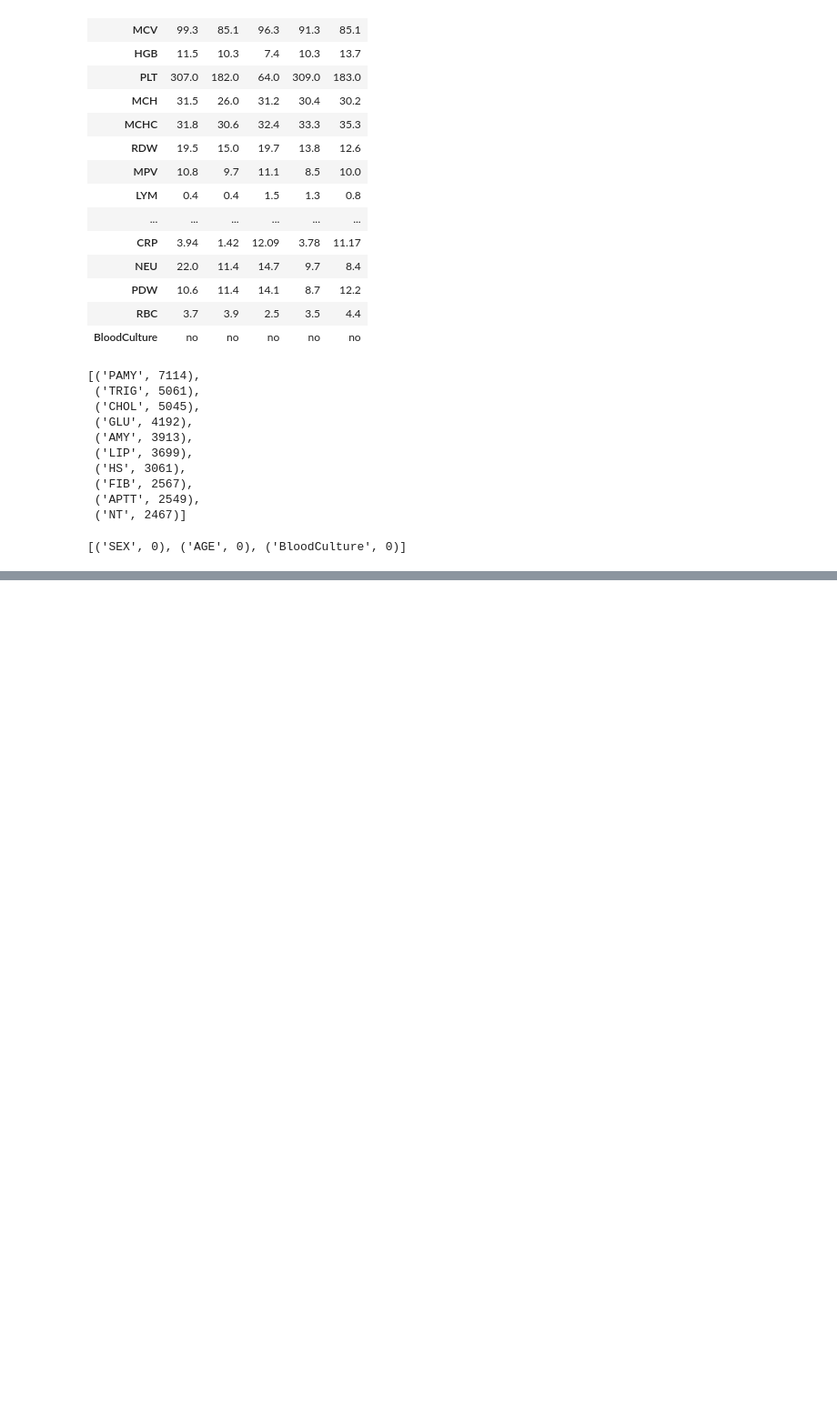
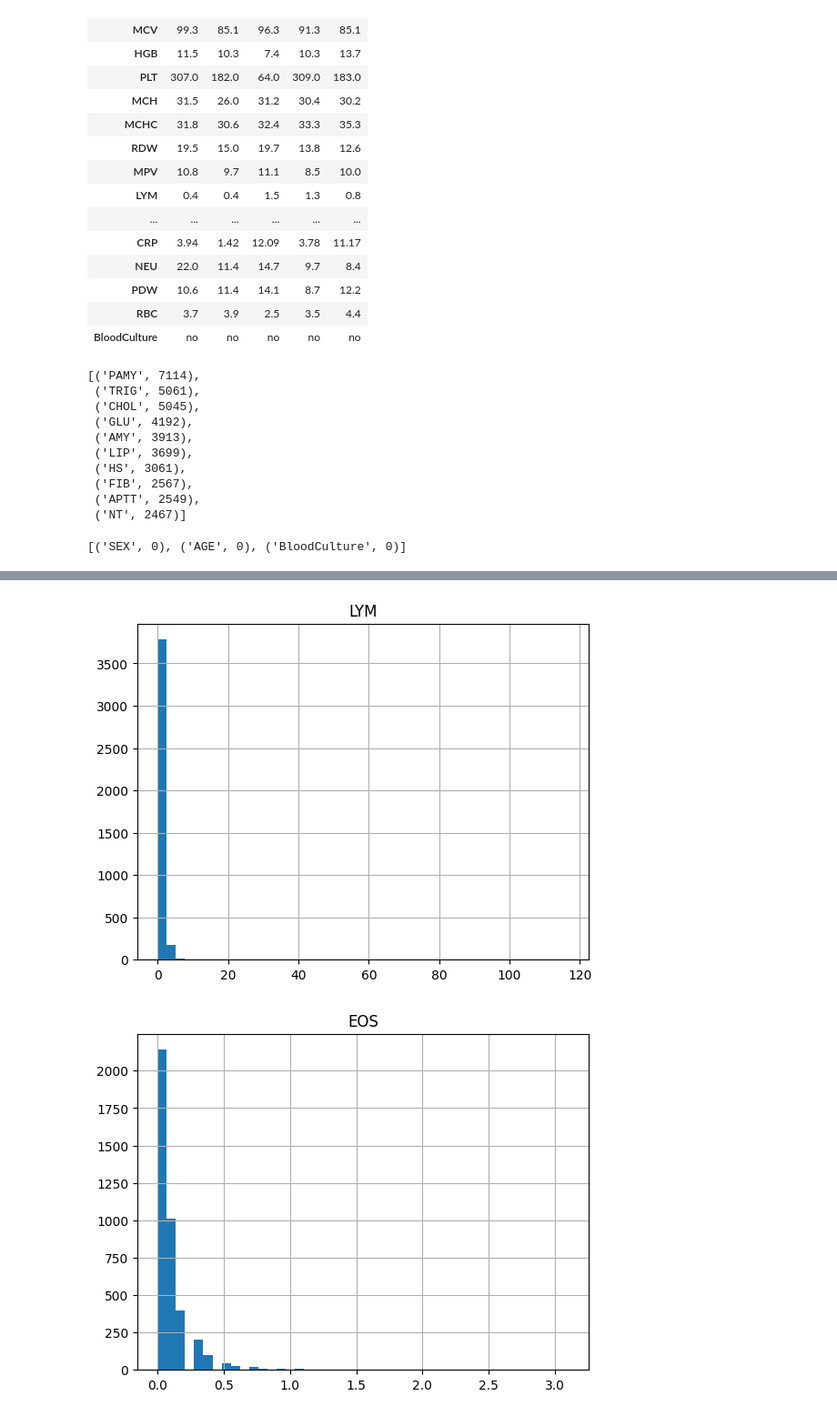
Before and after one commit to ZukoTom/descritpive-analysis-bacteremia, a Jupyter notebook: Untitled.ipynb, the cells around one changed output, grey strips where cells are left out. Shown at 91% size. Drawn from its saved outputs; the diff is of its cells as text; code cells hidden in the pictures; blank space fills up the shorter version.

```diff
--- a/Untitled.ipynb
+++ b/Untitled.ipynb
@@ -143,0 +173,6 @@ frame_clean = frame.loc[liste_ind_g]
+# %%
+sigma_list = []
+for i in pca_frame.columns:
+    value = np.std(pca_frame[i])
+    sigma_list.append(float(np.round(value,1)))
+sigma_list
@@ -143,0 +197,6 @@ frame_clean = frame.loc[liste_ind_g]
+# %%
+values_list = []
+for i in pca_frame.columns:
+    value = np.mean(pca_frame[i])
+    values_list.append(float(np.round(value,1)))
+values_list = np.array([values_list])
@@ -143,0 +235,15 @@ frame_clean = frame.loc[liste_ind_g]
+# %%
+list_extreme = []
+for feature in pca_frame.columns:
+    if pca_frame[feature].std() > pca_frame[feature].mean():
+        list_extreme.append(feature)
+# %%
+import matplotlib.pyplot as plt
+
+for i in list_extreme: #features where std deviation is extreme
+    pca_frame[i].hist(bins=45)
+    plt.title(i)
+    plt.show()
+# %% [output]
+[figure, added]
+[figure, added]
```
Also changed, not shown: parts of 43 cells of this notebook.
